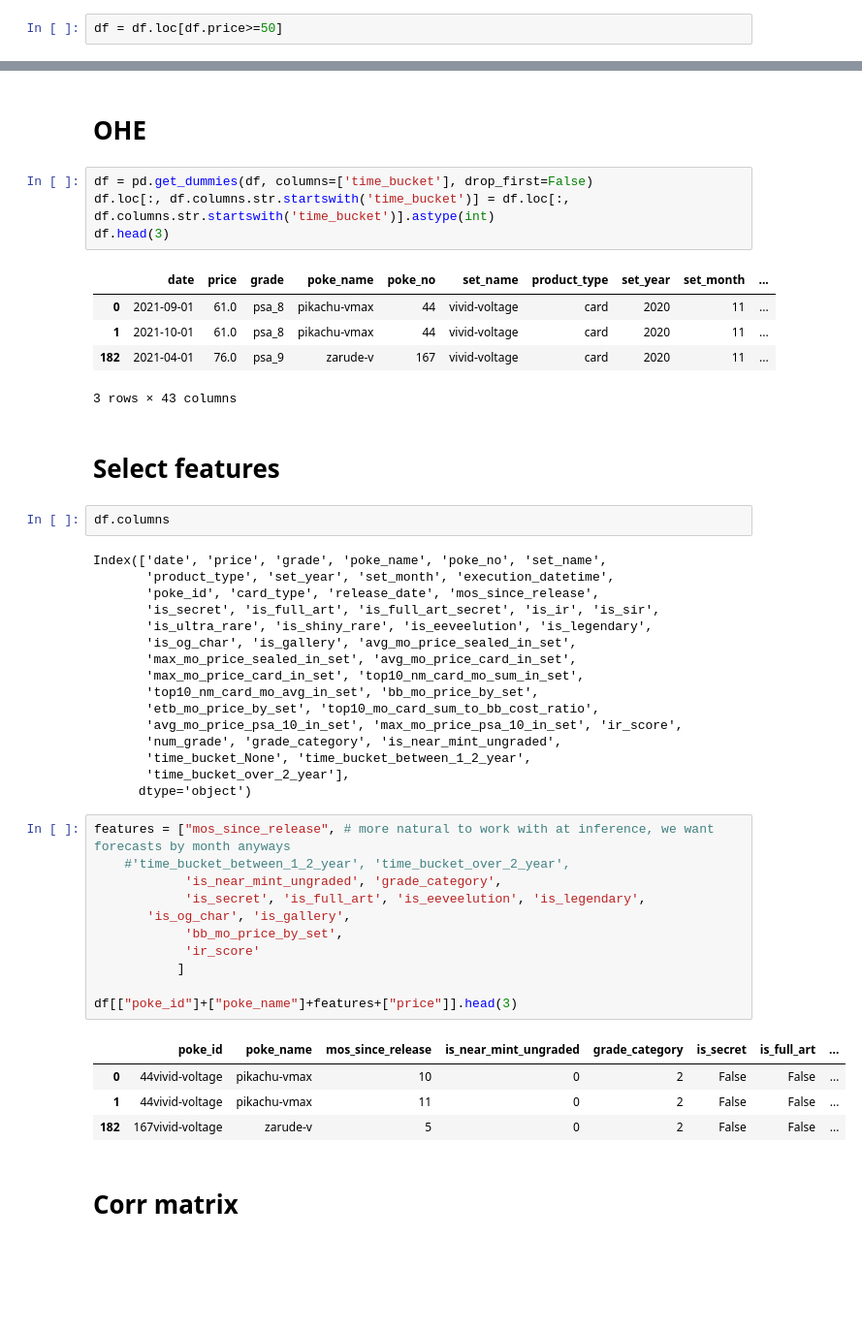
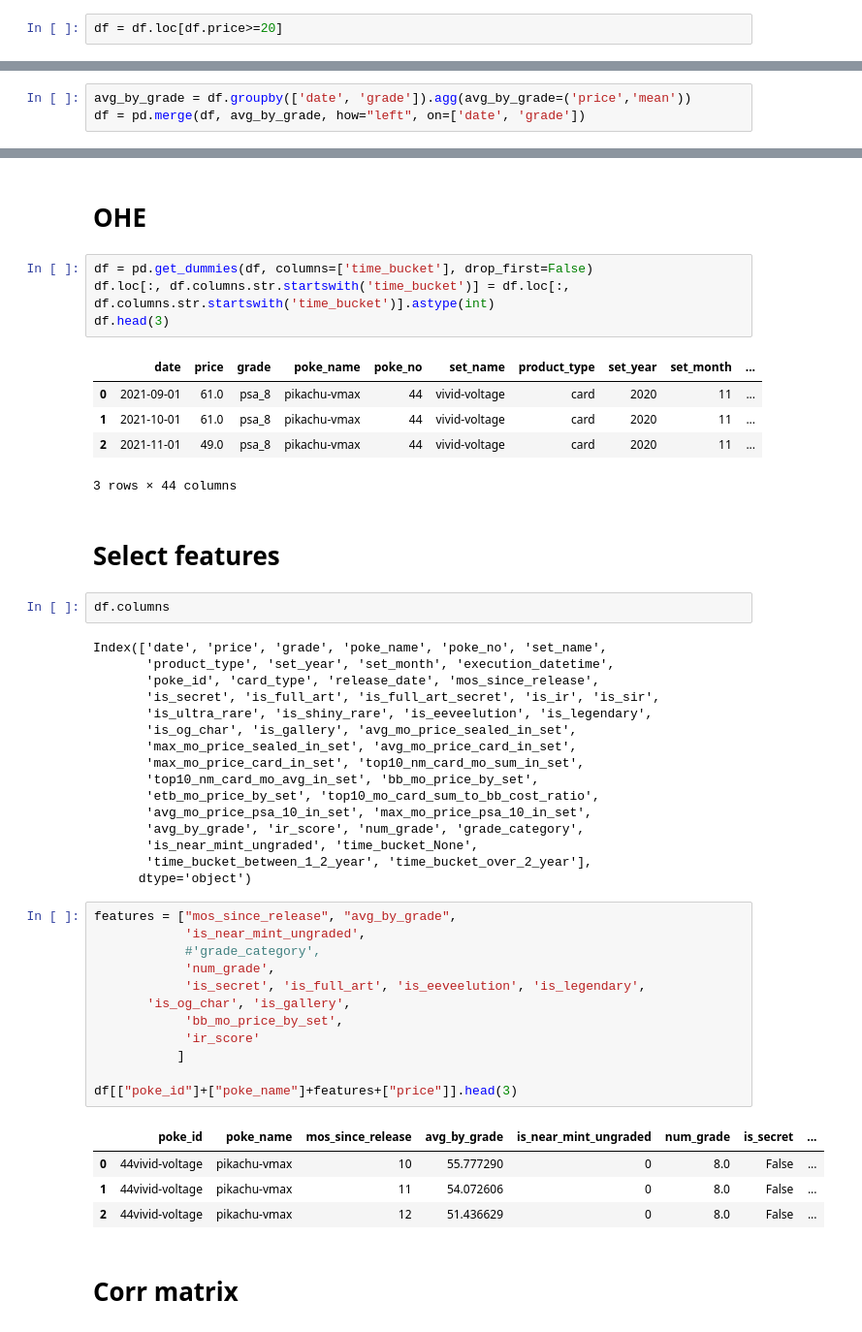
Before and after one commit to kennneth1/PokeAI, a Jupyter notebook: training/experiment.ipynb, the cells around one changed output, grey strips where cells are left out. Shown at 97% size. Cells and saved outputs as stored; diff of their text form; blank space fills up the shorter version.

```diff
--- a/training/experiment.ipynb
+++ b/training/experiment.ipynb
@@ -42,7 +42,7 @@ df.shape
 # %% [markdown]
 # In fact, cards with non-trivial prices only (at least $10-20)
 # %%
-df = df.loc[df.price>=50]
+df = df.loc[df.price>=20]
 # %%
 df.card_type.value_counts()
 # %% [output]
@@ -59,3 +61,6 @@ Name: count, dtype: int64
+# %%
+avg_by_grade = df.groupby(['date', 'grade']).agg(avg_by_grade=('price','mean'))
+df = pd.merge(df, avg_by_grade, how="left", on=['date', 'grade'])
 # %% [markdown]
 # Combine binary features to composite features using heuristic simple logic
 - iterate and optimize on these
@@ -137,8 +150,8 @@ df.head(3)
 |  | date | price | grade | poke_name | poke_no | set_name | product_type | set_year | set_month | ... |
 | 0 | 2021-09-01 | 61.0 | psa_8 | pikachu-vmax | 44 | vivid-voltage | card | 2020 | 11 | ... |
 | 1 | 2021-10-01 | 61.0 | psa_8 | pikachu-vmax | 44 | vivid-voltage | card | 2020 | 11 | ... |
-| 182 | 2021-04-01 | 76.0 | psa_9 | zarude-v | 167 | vivid-voltage | card | 2020 | 11 | ... |
+| 2 | 2021-11-01 | 49.0 | psa_8 | pikachu-vmax | 44 | vivid-voltage | card | 2020 | 11 | ... |
-3 rows × 43 columns
+3 rows × 44 columns
 # %% [markdown]
 # Select features
 # %%
@@ -154,27 +167,28 @@ Index(['date', 'price', 'grade', 'poke_name', 'poke_no', 'set_name',
        'max_mo_price_card_in_set', 'top10_nm_card_mo_sum_in_set',
        'top10_nm_card_mo_avg_in_set', 'bb_mo_price_by_set',
        'etb_mo_price_by_set', 'top10_mo_card_sum_to_bb_cost_ratio',
-       'avg_mo_price_psa_10_in_set', 'max_mo_price_psa_10_in_set', 'ir_score',
-       'num_grade', 'grade_category', 'is_near_mint_ungraded',
-       'time_bucket_None', 'time_bucket_between_1_2_year',
-       'time_bucket_over_2_year'],
+       'avg_mo_price_psa_10_in_set', 'max_mo_price_psa_10_in_set',
+       'avg_by_grade', 'ir_score', 'num_grade', 'grade_category',
+       'is_near_mint_ungraded', 'time_bucket_None',
+       'time_bucket_between_1_2_year', 'time_bucket_over_2_year'],
       dtype='object')
 # %%
-features = ["mos_since_release", # more natural to work with at inference, we want forecasts by month anyways
-    #'time_bucket_between_1_2_year', 'time_bucket_over_2_year',
-            'is_near_mint_ungraded', 'grade_category',
+features = ["mos_since_release", "avg_by_grade",
+            'is_near_mint_ungraded',
+            #'grade_category',
+            'num_grade',
             'is_secret', 'is_full_art', 'is_eeveelution', 'is_legendary',
        'is_og_char', 'is_gallery',
             'bb_mo_price_by_set',
             'ir_score'
            ]
 
 df[["poke_id"]+["poke_name"]+features+["price"]].head(3)
 # %% [output]
-|  | poke_id | poke_name | mos_since_release | is_near_mint_ungraded | grade_category | is_secret | is_full_art | ... |
-| 0 | 44vivid-voltage | pikachu-vmax | 10 | 0 | 2 | False | False | ... |
-| 1 | 44vivid-voltage | pikachu-vmax | 11 | 0 | 2 | False | False | ... |
-| 182 | 167vivid-voltage | zarude-v | 5 | 0 | 2 | False | False | ... |
+|  | poke_id | poke_name | mos_since_release | avg_by_grade | is_near_mint_ungraded | num_grade | is_secret | ... |
+| 0 | 44vivid-voltage | pikachu-vmax | 10 | 55.777290 | 0 | 8.0 | False | ... |
+| 1 | 44vivid-voltage | pikachu-vmax | 11 | 54.072606 | 0 | 8.0 | False | ... |
+| 2 | 44vivid-voltage | pikachu-vmax | 12 | 51.436629 | 0 | 8.0 | False | ... |
 # %% [markdown]
 # Corr matrix
 # %%
```
Also changed, not shown: parts of 23 cells of this notebook.
